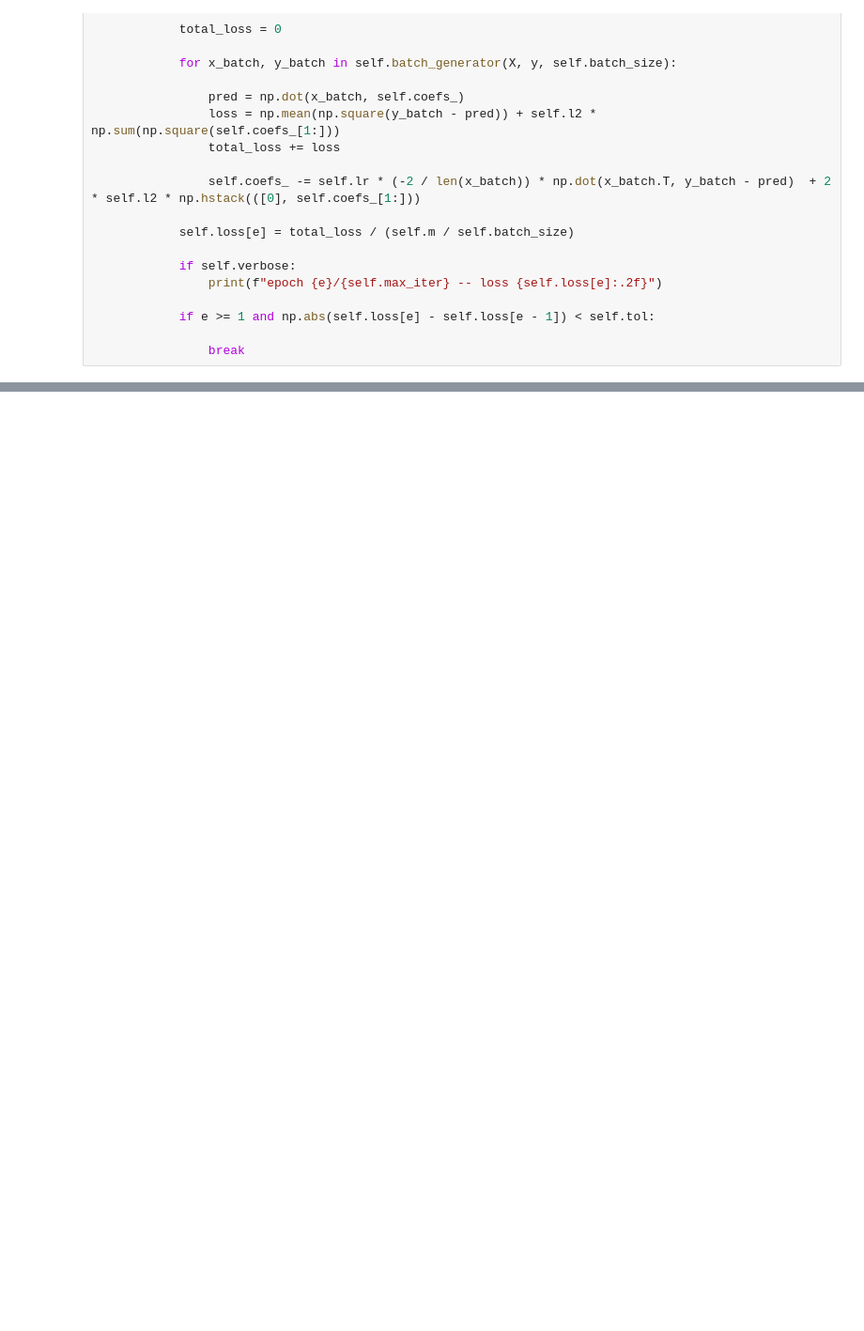
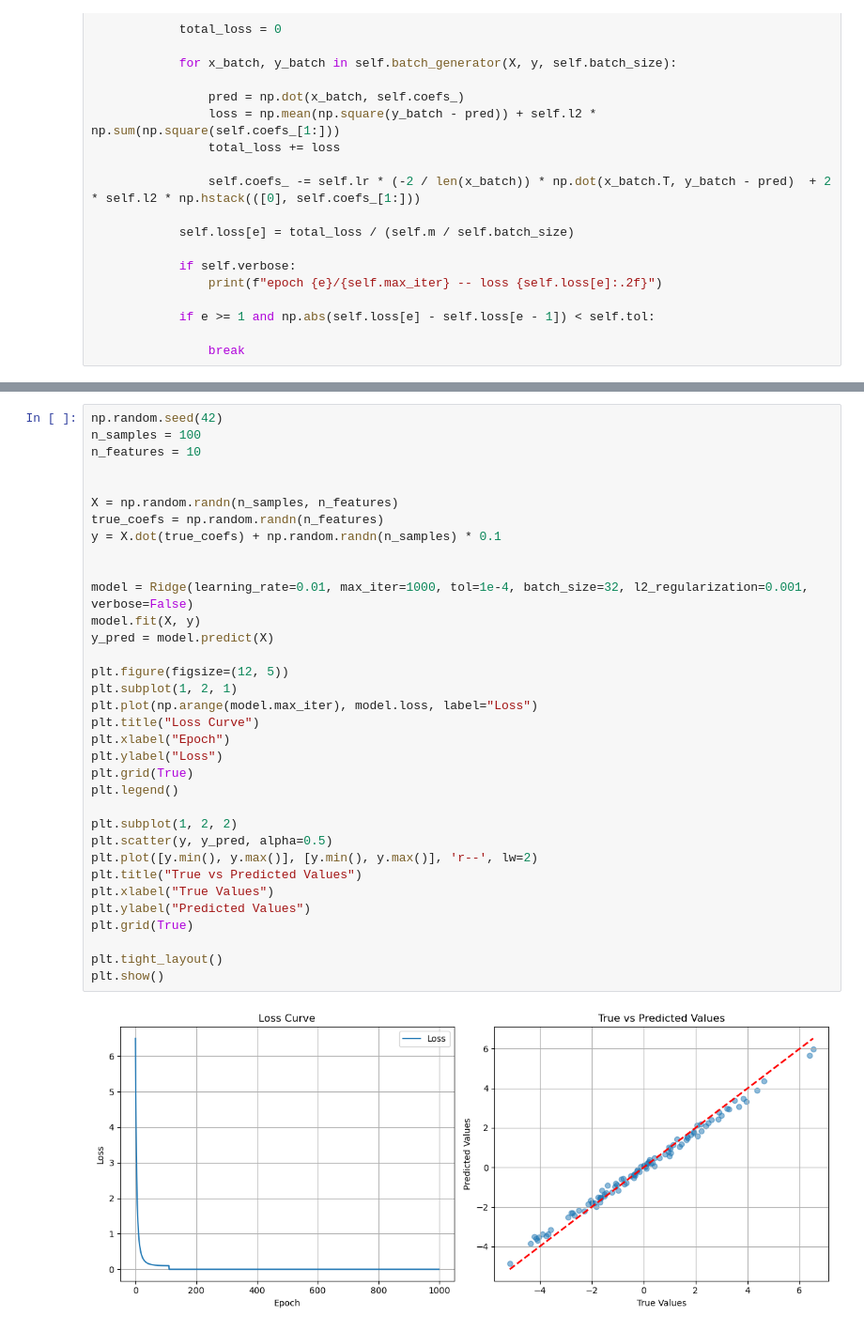
Before and after one commit to mightysemicolon/Linear-Regression, a Jupyter notebook: Ridge Regression.ipynb, the cells around one changed output, grey strips where cells are left out. Shown at 94% size. Cells and saved outputs as stored; diff of their text form; blank space fills up the shorter version.

```diff
--- a/Ridge Regression.ipynb
+++ b/Ridge Regression.ipynb
@@ -97,0 +76,36 @@ Final training loss: 0.0000
+# %%
+np.random.seed(42)
+n_samples = 100
+n_features = 10
+
+
+X = np.random.randn(n_samples, n_features)
+true_coefs = np.random.randn(n_features)
+y = X.dot(true_coefs) + np.random.randn(n_samples) * 0.1
+
+
+model = Ridge(learning_rate=0.01, max_iter=1000, tol=1e-4, batch_size=32, l2_regularization=0.001, verbose=False)
+model.fit(X, y)
+y_pred = model.predict(X)
+
+plt.figure(figsize=(12, 5))
+plt.subplot(1, 2, 1)
+plt.plot(np.arange(model.max_iter), model.loss, label="Loss")
+plt.title("Loss Curve")
+plt.xlabel("Epoch")
+plt.ylabel("Loss")
+plt.grid(True)
+plt.legend()
+
+plt.subplot(1, 2, 2)
+plt.scatter(y, y_pred, alpha=0.5)
+plt.plot([y.min(), y.max()], [y.min(), y.max()], 'r--', lw=2)
+plt.title("True vs Predicted Values")
+plt.xlabel("True Values")
+plt.ylabel("Predicted Values")
+plt.grid(True)
+
+plt.tight_layout()
+plt.show()
+# %% [output]
+[figure, added]
```
Also changed, not shown: parts of 1 cell of this notebook, 2 other files.
